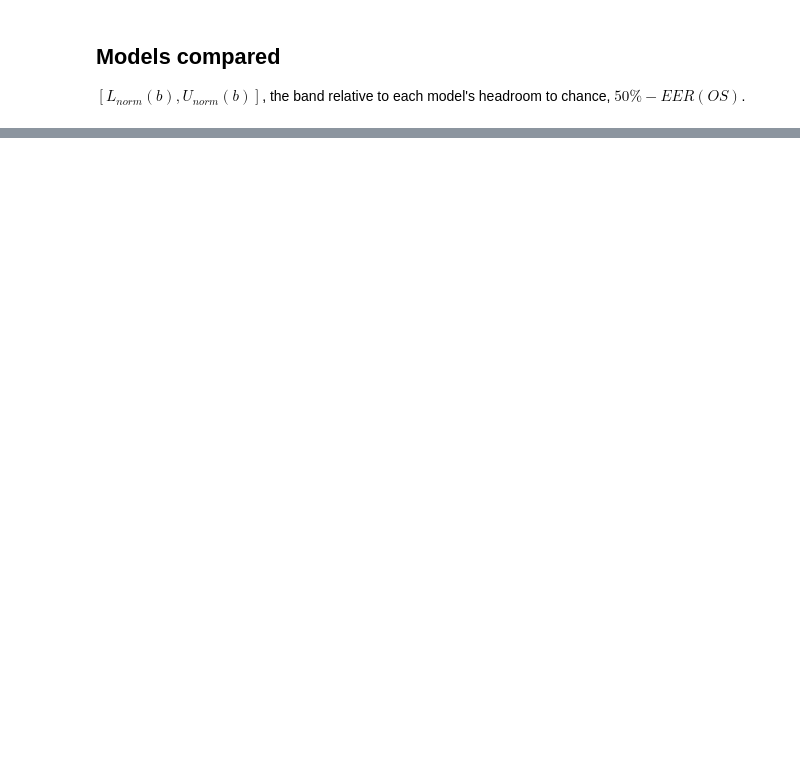
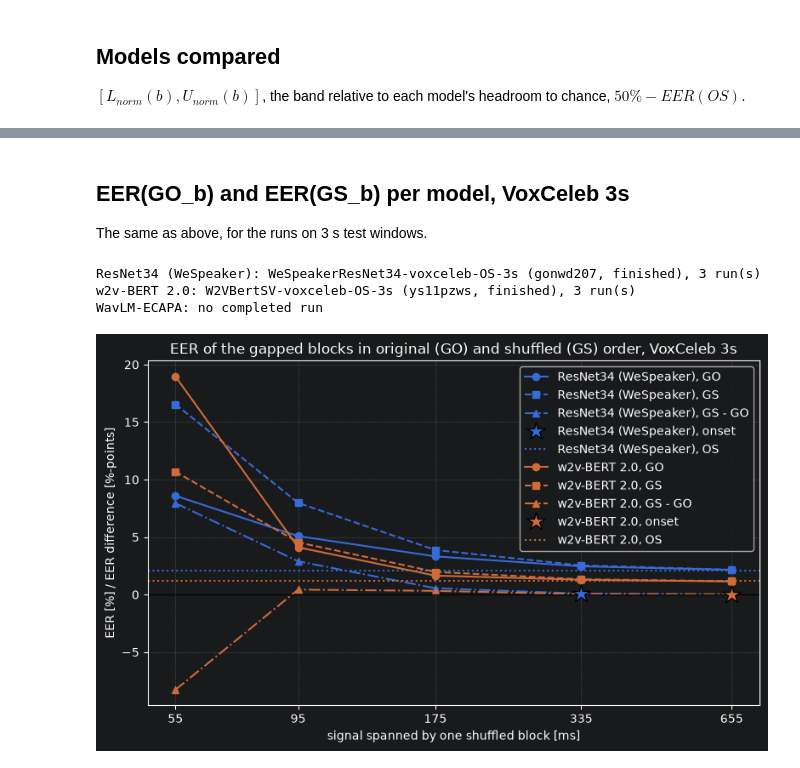
Before and after one commit to sage-diarization/Speaker-Recognition-Supra-Segmental-Temporal-Features, a Jupyter notebook: doc/sst-bracket-pretrained.ipynb, the cells around one changed output, grey strips where cells are left out. Saved outputs shown, nothing was run; the diff lists cells and outputs as text; code cells hidden in the pictures; blank space fills up the shorter version.

```diff
--- a/doc/sst-bracket-pretrained.ipynb
+++ b/doc/sst-bracket-pretrained.ipynb
@@ -126,0 +193,11 @@ plt.tight_layout()
+# %% [markdown]
+## EER(GO_b) and EER(GS_b) per model, VoxCeleb 3s
+
+The same as above, for the runs on 3 s test windows.
+# %%
+plot_eers(fetch_brackets(api, "3s"), "3s")
+# %% [output]
+ResNet34 (WeSpeaker): WeSpeakerResNet34-voxceleb-OS-3s (gonwd207, finished), 3 run(s)
+w2v-BERT 2.0: W2VBertSV-voxceleb-OS-3s (ys11pzws, finished), 3 run(s)
+WavLM-ECAPA: no completed run
+[figure, added]
```
Also changed, not shown: parts of 6 cells of this notebook, 4 other files.
